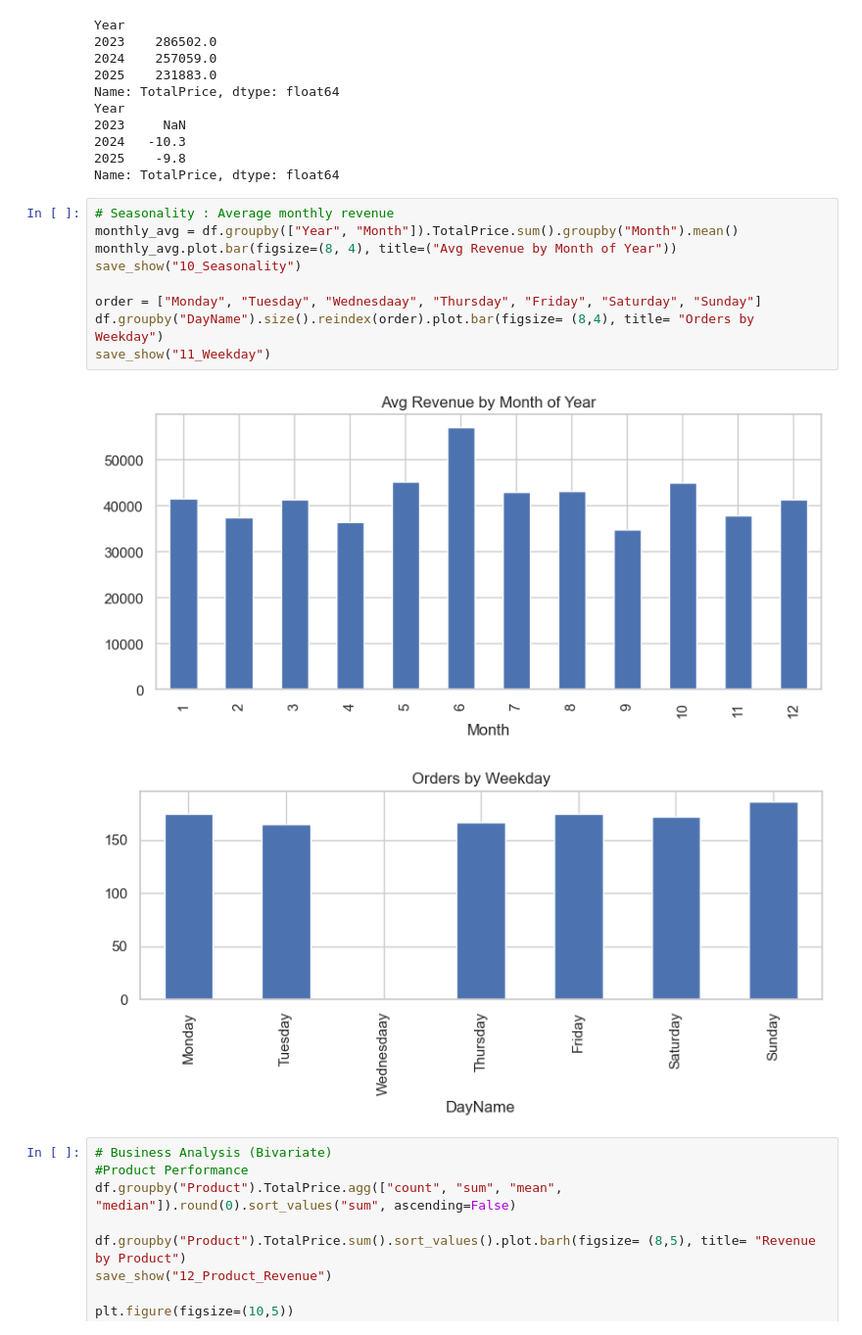
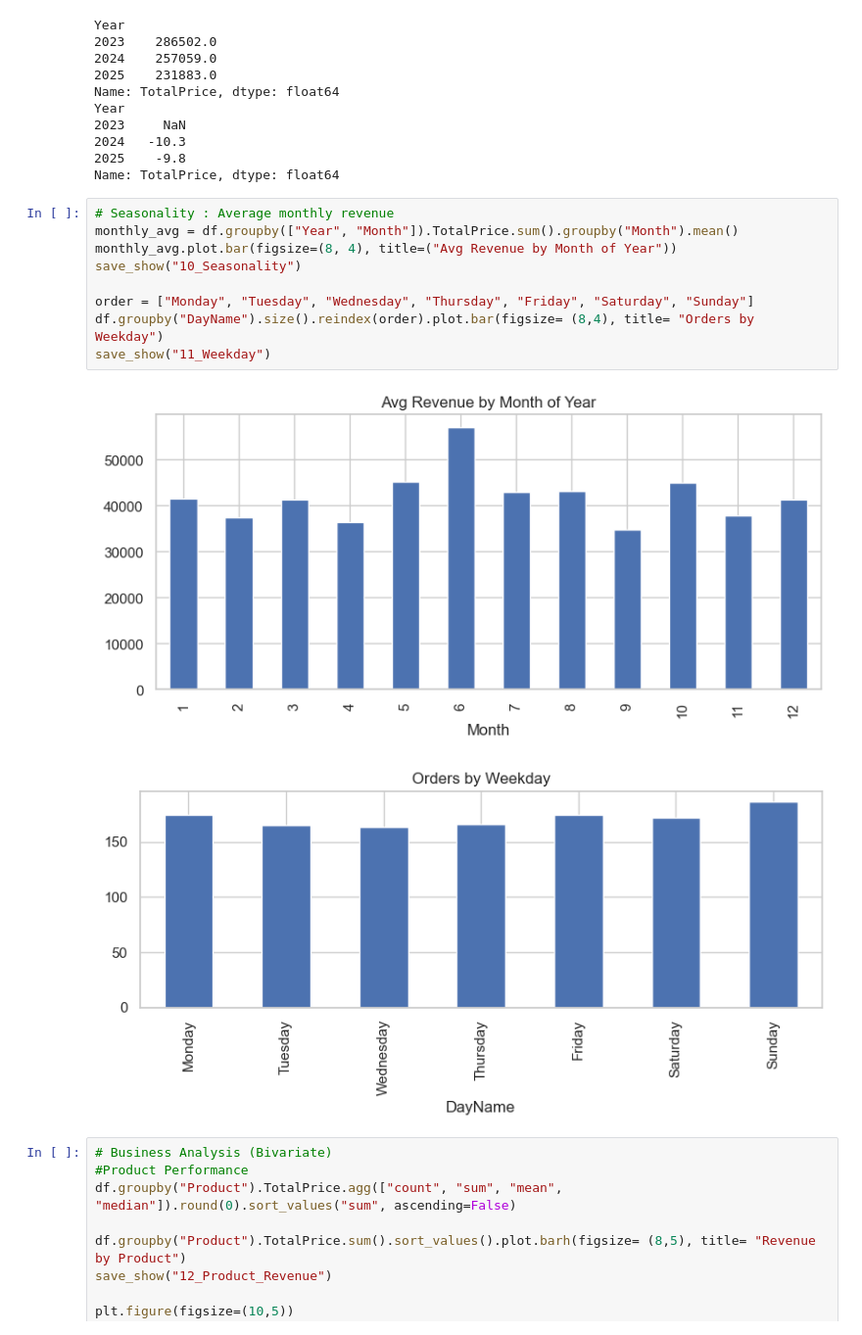
Before and after one commit to nasirali2024ag5310-arch/decodelabs-internship-project2, a Jupyter notebook: EDA_Project2.ipynb, the cells around one changed output. Shown at 98% size. Saved outputs shown, nothing was run; the diff lists cells and outputs as text.

```diff
--- a/EDA_Project2.ipynb
+++ b/EDA_Project2.ipynb
@@ -247,15 +247,15 @@ Name: TotalPrice, dtype: float64
 # %%
 # Seasonality : Average monthly revenue
 monthly_avg = df.groupby(["Year", "Month"]).TotalPrice.sum().groupby("Month").mean()
 monthly_avg.plot.bar(figsize=(8, 4), title=("Avg Revenue by Month of Year"))
 save_show("10_Seasonality")
 
-order = ["Monday", "Tuesday", "Wednesdaay", "Thursday", "Friday", "Saturday", "Sunday"]
+order = ["Monday", "Tuesday", "Wednesday", "Thursday", "Friday", "Saturday", "Sunday"]
 df.groupby("DayName").size().reindex(order).plot.bar(figsize= (8,4), title= "Orders by Weekday")
 save_show("11_Weekday")
 # %% [output]
 [figure]
-[figure, old version]
+[figure, new version]
 # %%
 # Business Analysis (Bivariate)
 #Product Performance
```
Also changed, not shown: 1 other file.
